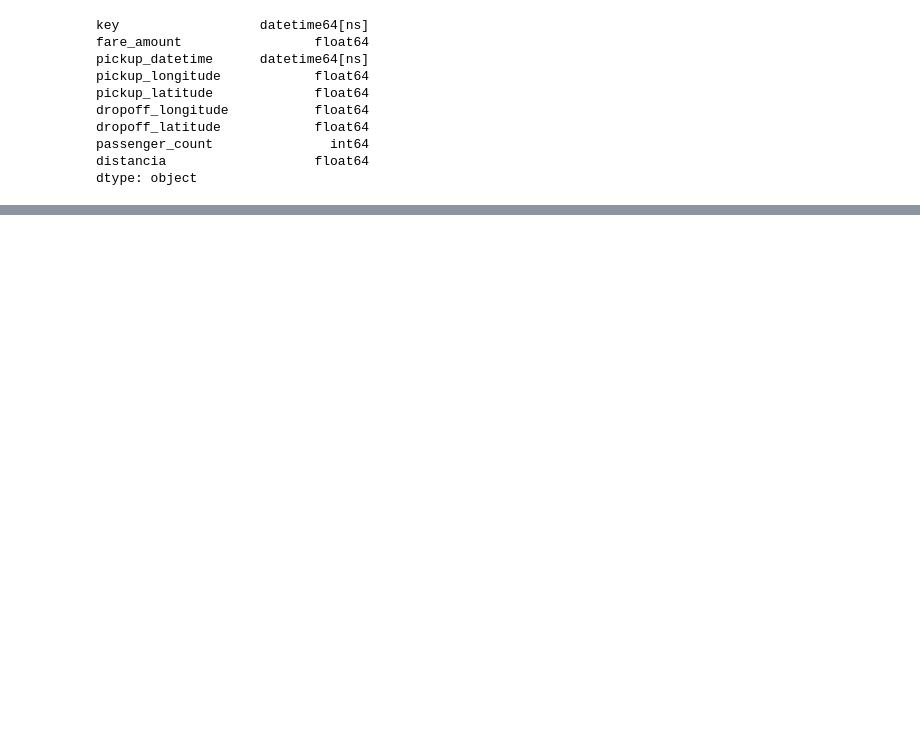
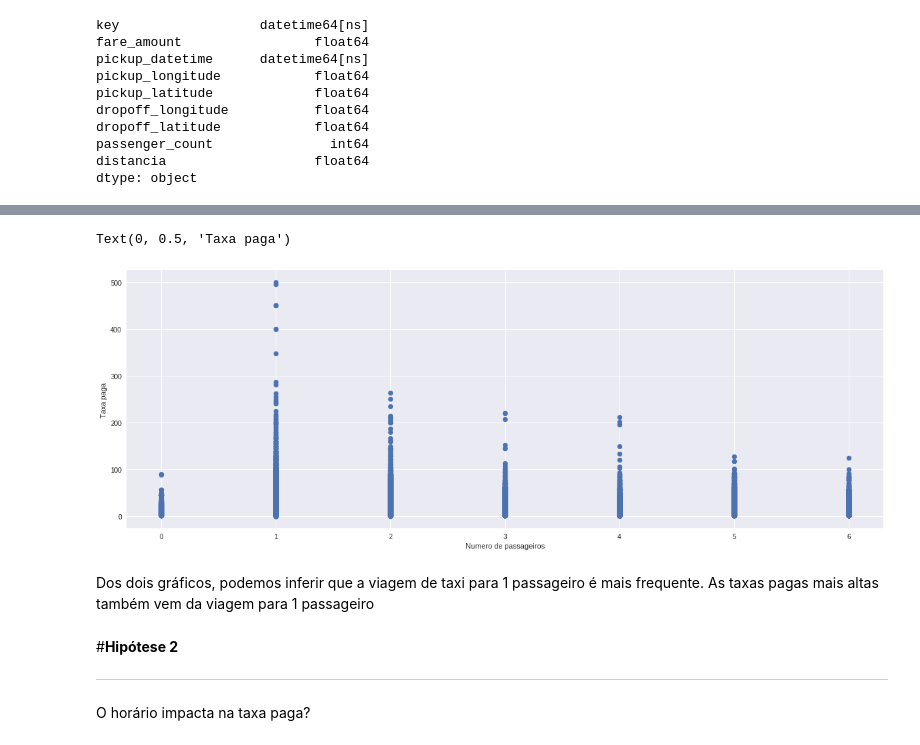
Before and after one commit to 51rL1N5/Prova_Esig, a Jupyter notebook: taxi_fare.ipynb, the cells around one changed output, grey strips where cells are left out. Drawn from its saved outputs; the diff is of its cells as text; code cells hidden in the pictures; blank space fills up the shorter version.

Commit message:
Feito a análise da primeira hipótese, contudo creio que possa extrair mais informação dela depois

```diff
--- a/taxi_fare.ipynb
+++ b/taxi_fare.ipynb
@@ -188,0 +212,19 @@ A distância impacta no valor da taxa?
+# %%
+# Agora, é interessante ver como está a distribuição de número de passageiros x taxa paga
+
+plt.figure(figsize=(20,7))
+
+plt.scatter(x=chunk['passenger_count'], y=chunk['fare_amount'])
+plt.xlabel('Numero de passageiros')
+plt.ylabel('Taxa paga')
+# %% [output]
+Text(0, 0.5, 'Taxa paga')
+[figure, added]
+# %% [markdown]
+Dos dois gráficos, podemos inferir que a viagem de taxi para 1 passageiro é mais frequente. As taxas pagas mais altas também vem da viagem para 1 passageiro
+# %% [markdown]
+#**Hipótese 2**
+
+---
+
+O horário impacta na taxa paga?
```
Also changed, not shown: parts of 6 cells of this notebook.
